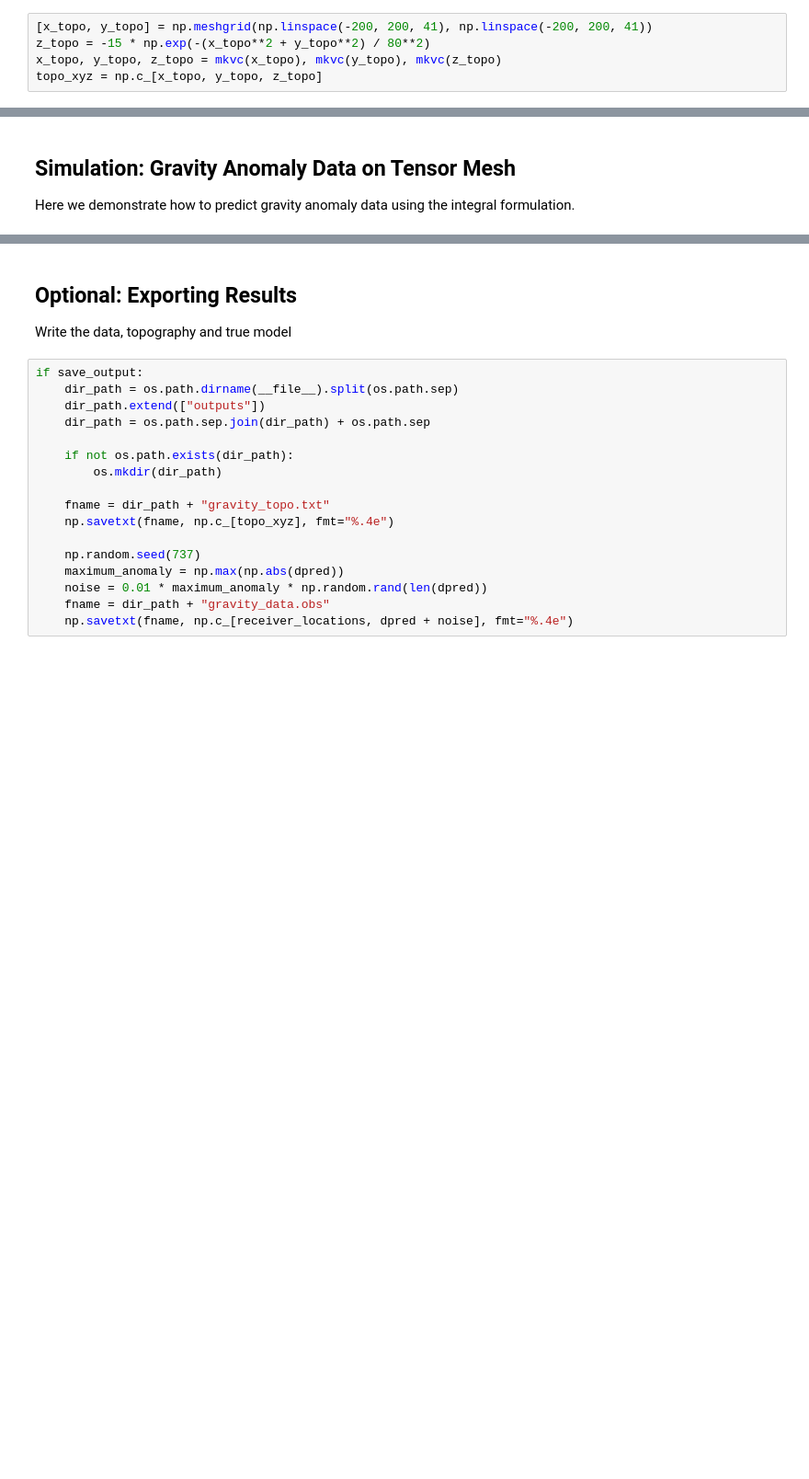
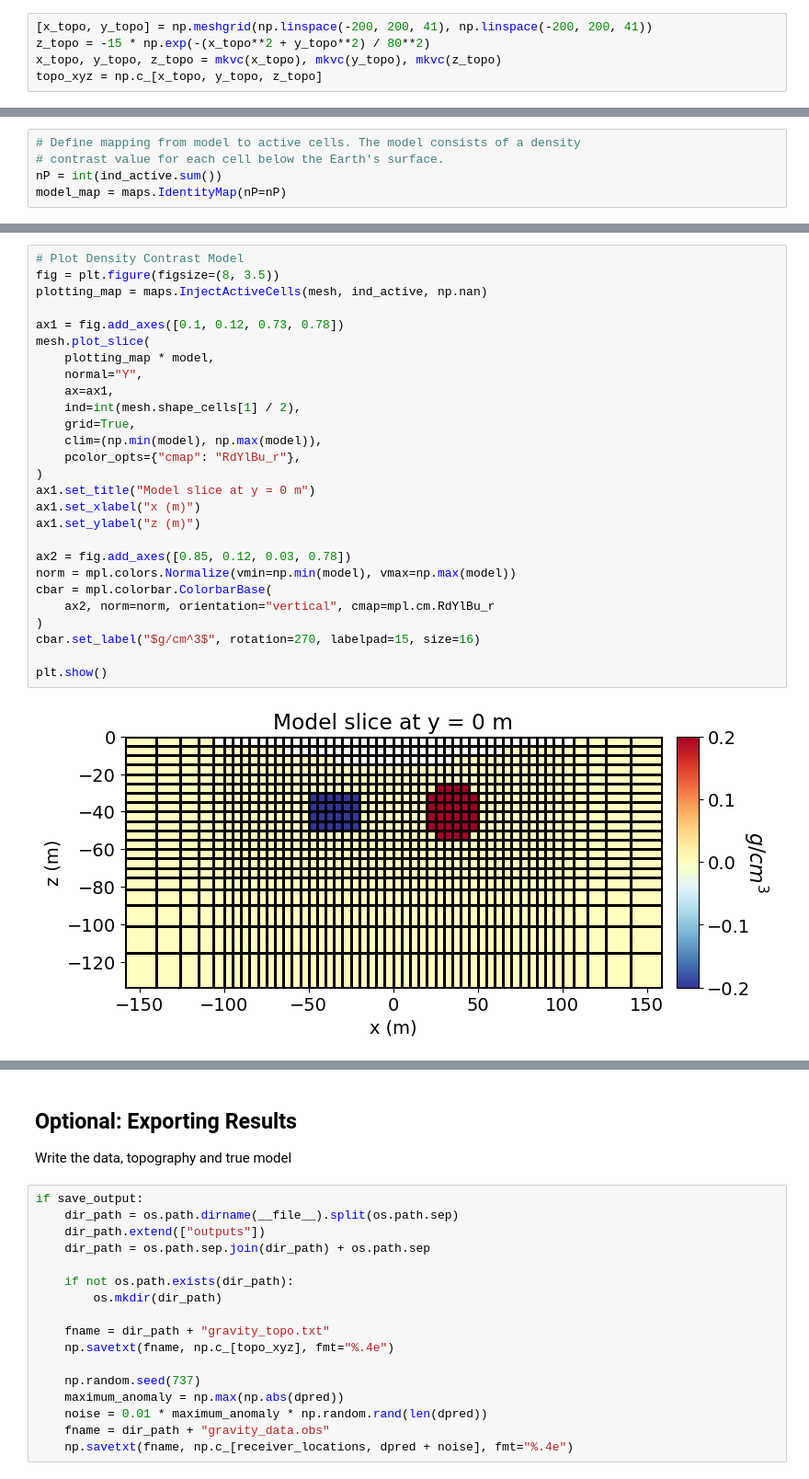
Before and after one commit to simpeg/user-tutorials, a Jupyter notebook: notebooks/03-gravity/plot_1a_gravity_anomaly.ipynb, the cells around one changed output, grey strips where cells are left out. Shown at 92% size. Saved outputs shown, nothing was run; the diff lists cells and outputs as text; blank space fills up the shorter version.

```diff
--- a/notebooks/03-gravity/plot_1a_gravity_anomaly.ipynb
+++ b/notebooks/03-gravity/plot_1a_gravity_anomaly.ipynb
@@ -96 +175,6 @@ mesh = TensorMesh([hx, hy, hz], "CCN")
+# %%
+# Define mapping from model to active cells. The model consists of a density
+# contrast value for each cell below the Earth's surface.
+nP = int(ind_active.sum())
+model_map = maps.IdentityMap(nP=nP)
 # %% [markdown]
@@ -162,5 +214,29 @@ plt.show()
-# %% [markdown]
-## Simulation: Gravity Anomaly Data on Tensor Mesh
-
-Here we demonstrate how to predict gravity anomaly data using the integral
-formulation.
+# %%
+# Plot Density Contrast Model
+fig = plt.figure(figsize=(8, 3.5))
+plotting_map = maps.InjectActiveCells(mesh, ind_active, np.nan)
+
+ax1 = fig.add_axes([0.1, 0.12, 0.73, 0.78])
+mesh.plot_slice(
+    plotting_map * model,
+    normal="Y",
+    ax=ax1,
+    ind=int(mesh.shape_cells[1] / 2),
+    grid=True,
+    clim=(np.min(model), np.max(model)),
+    pcolor_opts={"cmap": "RdYlBu_r"},
+)
+ax1.set_title("Model slice at y = 0 m")
+ax1.set_xlabel("x (m)")
+ax1.set_ylabel("z (m)")
+
+ax2 = fig.add_axes([0.85, 0.12, 0.03, 0.78])
+norm = mpl.colors.Normalize(vmin=np.min(model), vmax=np.max(model))
+cbar = mpl.colorbar.ColorbarBase(
+    ax2, norm=norm, orientation="vertical", cmap=mpl.cm.RdYlBu_r
+)
+cbar.set_label("$g/cm^3$", rotation=270, labelpad=15, size=16)
+
+plt.show()
+# %% [output]
+[figure, added]
```
Also changed, not shown: parts of 32 cells of this notebook, 12 other files.
